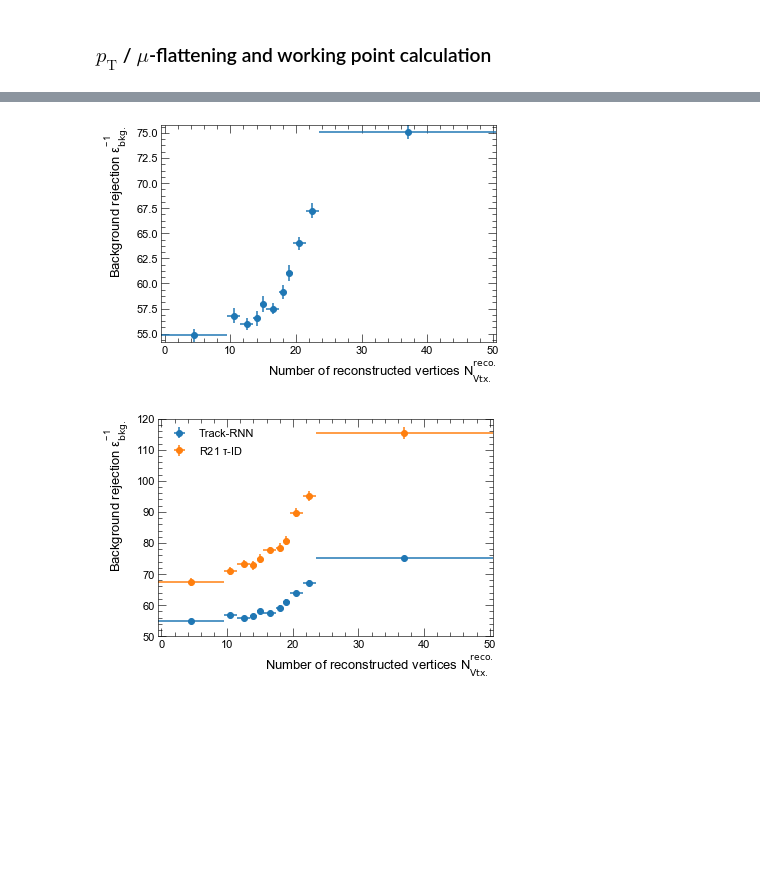
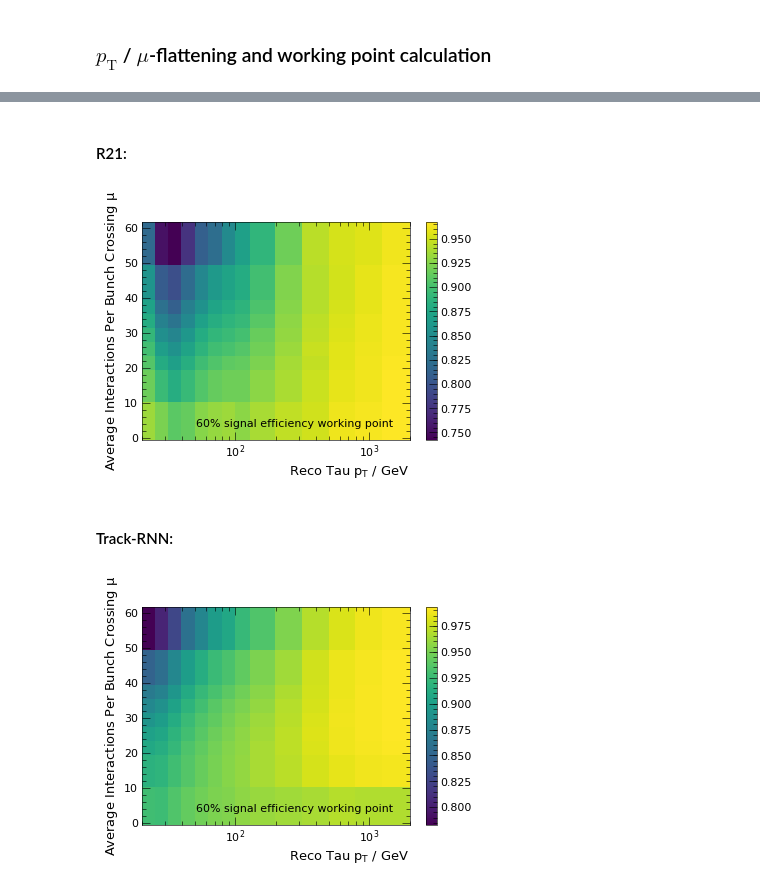
Before and after one commit to chrisieh/rnn-tauid, a Jupyter notebook: notebooks/track_model_eval_1p.ipynb, the cells around one changed output, grey strips where cells are left out. Cells and saved outputs as stored; diff of their text form; code cells hidden in the pictures; blank space fills up the shorter version.

```diff
--- a/notebooks/track_model_eval_1p.ipynb
+++ b/notebooks/track_model_eval_1p.ipynb
@@ -685,44 +228,25 @@ plt.savefig(path.join(plot_prefix, "track_rejection_mu_1p.pdf"))
-# %%
-nVtx = bkg_jet["TauJets.nVtxPU"][test_start:]
-
-bins = np.percentile(r21_nVtx, np.linspace(0.0, 100.0, 12))
-bins -= 0.5
-bins[-1] += 1.0
-
-bin_midpoint = (bins[1:] + bins[:-1]) / 2.0
-bin_half_width = (bins[1:] - bins[:-1]) / 2.0
-
-nVtx_binned_eff = binned_statistic(
-    nVtx,
-    wp_mask,
-    statistic=lambda arr: np.count_nonzero(arr) / len(arr),
-    bins=bins
-)
-
-nVtx_binned_eff_err = binned_statistic(
-    nVtx,
-    wp_mask,
-    statistic=binomial_error,
-    bins=bins
-)
-
-rej_nVtx = np.reciprocal(nVtx_binned_eff.statistic)
-drej_nVtx = nVtx_binned_eff_err.statistic / nVtx_binned_eff.statistic**2
-
-plt.errorbar(bin_midpoint, rej_nVtx, xerr=bin_half_width, yerr=drej_nVtx, fmt="o")
-#plt.ylim((60, 120))
-plt.xlabel("Number of reconstructed vertices $N_\\mathrm{Vtx.}^\\mathrm{reco.}$", ha="right", x=1.0)
-plt.ylabel("Background rejection $\\varepsilon_\\mathrm{bkg.}^{-1}$", ha="right", y=1.0)
-plt.savefig(path.join(plot_prefix, "track_rejection_nVtx_1p.pdf"))
-# %% [output]
-[figure, removed]
-# %%
-plt.errorbar(bin_midpoint, rej_nVtx, xerr=bin_half_width, yerr=drej_nVtx, fmt="o", label="Track-RNN")
-plt.errorbar(bin_midpoint, r21_rej_nVtx, xerr=bin_half_width, yerr=r21_drej_nVtx, fmt="o", label="R21 $\\tau$-ID")
-plt.ylim((50, 120))
-plt.xlabel("Number of reconstructed vertices $N_\\mathrm{Vtx.}^\\mathrm{reco.}$", ha="right", x=1.0)
-plt.ylabel("Background rejection $\\varepsilon_\\mathrm{bkg.}^{-1}$", ha="right", y=1.0)
-plt.legend()
-plt.savefig(path.join(plot_prefix, "track_r21_rejection_nVtx_1p.pdf"))
-# %% [output]
-[figure, removed]
+# %%
+wp_eff = 0.6
+# %% [markdown]
+#### R21:
+# %%
+r21_flat = Flattener(binnings.pt_flat, binnings.mu_flat, wp_eff)
+
+r21_passes_thr = r21_flat.fit(r21["pt"][r21["is_sig"]],
+                              r21["mu"][r21["is_sig"]],
+                              r21["y_score"][r21["is_sig"]])
+
+assert np.isclose(np.count_nonzero(r21_passes_thr) / float(len(r21_passes_thr)), wp_eff, atol=0, rtol=1e-2)
+# %%
+X, Y = np.meshgrid(r21_flat.x_bins, r21_flat.y_bins)
+plt.pcolormesh(X / 1000.0, Y, r21_flat.cutmap.T)
+plt.xscale("log")
+plt.xlabel(r"Reco Tau $p_\mathrm{T}$ / GeV", ha="right", x=1.0)
+plt.ylabel(r"Average Interactions Per Bunch Crossing $\mu$")
+plt.annotate("{:.0%} signal efficiency working point".format(wp_eff), xy=(0.94, 0.06), xycoords="axes fraction", horizontalalignment="right")
+plt.colorbar()
+plt.savefig(path.join(plot_prefix, "r21_wp_cutmap_1p.pdf"))
+# %% [output]
+[figure, added]
+# %% [markdown]
+#### Track-RNN:
@@ -728,0 +261,11 @@ plt.savefig(path.join(plot_prefix, "track_r21_rejection_nVtx_1p.pdf"))
+# %%
+X, Y = np.meshgrid(flat.x_bins, flat.y_bins)
+plt.pcolormesh(X / 1000.0, Y, flat.cutmap.T)
+plt.xscale("log")
+plt.xlabel(r"Reco Tau $p_\mathrm{T}$ / GeV", ha="right", x=1.0)
+plt.ylabel(r"Average Interactions Per Bunch Crossing $\mu$")
+plt.annotate("{:.0%} signal efficiency working point".format(wp_eff), xy=(0.94, 0.06), xycoords="axes fraction", horizontalalignment="right")
+plt.colorbar()
+plt.savefig(path.join(plot_prefix, "track_wp_cutmap_1p.pdf"))
+# %% [output]
+[figure, added]
```
Also changed, not shown: parts of 73 cells of this notebook, 11 other files.
